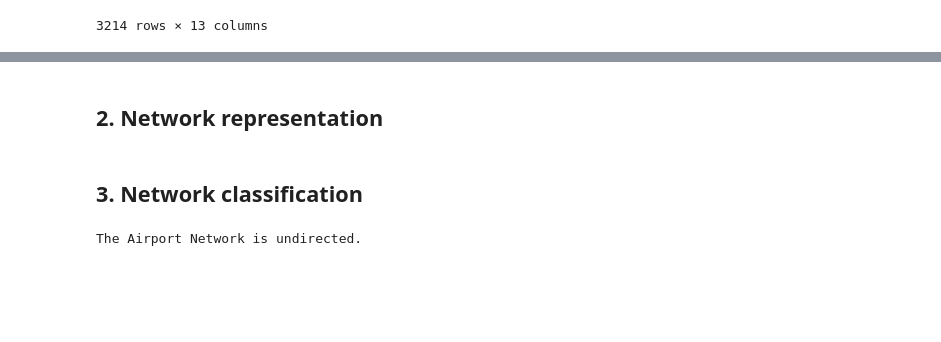
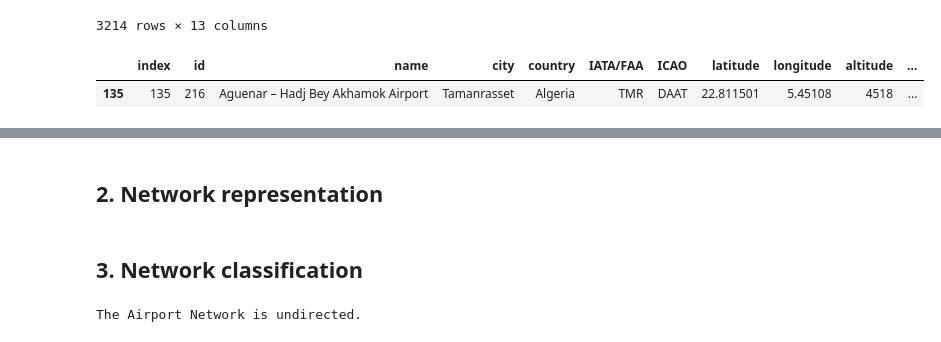
Before and after one commit to dlleonardo/openflights-airport-network-analysis, a Jupyter notebook: main.ipynb, the cells around one changed output, grey strips where cells are left out. Drawn from its saved outputs; the diff is of its cells as text; code cells hidden in the pictures; blank space fills up the shorter version.

```diff
--- a/main.ipynb
+++ b/main.ipynb
@@ -45,6 +45,11 @@ df_nodes
 | 3212 | 3212 | 11498 | Alashankou Bole (Bortala) airport | Bole | China | BPL | ZWAX | 44.895000 | 82.300000 | 1253 | ... |
 | 3213 | 3213 | 11922 | Iwakuni Marine Corps Air Station | Iwakuni | Japan | IWK | RJOI | 34.143902 | 132.235992 | 7 | ... |
 3214 rows × 13 columns
+# %%
+df_nodes[ (df_nodes['index'] == 135) ]
+# %% [output]
+|  | index | id | name | city | country | IATA/FAA | ICAO | latitude | longitude | altitude | ... |
+| 135 | 135 | 216 | Aguenar – Hadj Bey Akhamok Airport | Tamanrasset | Algeria | TMR | DAAT | 22.811501 | 5.45108 | 4518 | ... |
 # %%
 # Creating the Airport Network from nodes Dataframe data
 AN = igraph.Graph.TupleList(df_edges.itertuples(index=False),
```
Also changed, not shown: parts of 32 cells of this notebook.
